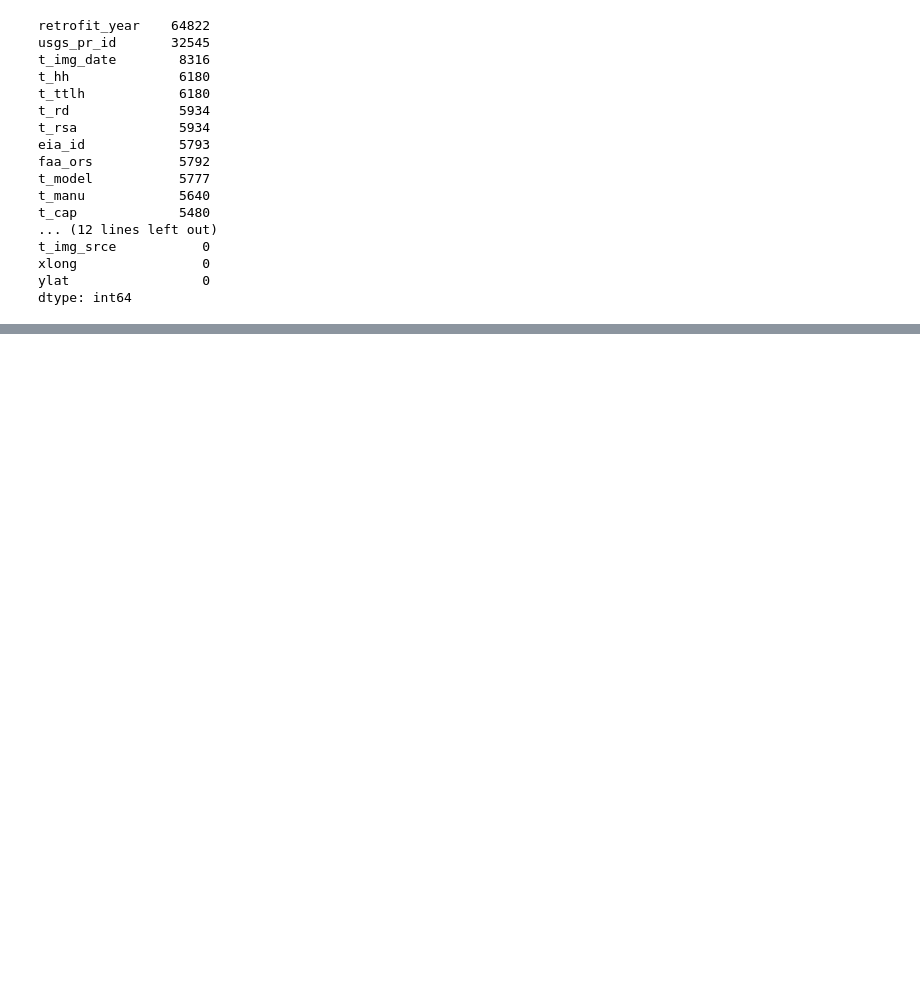
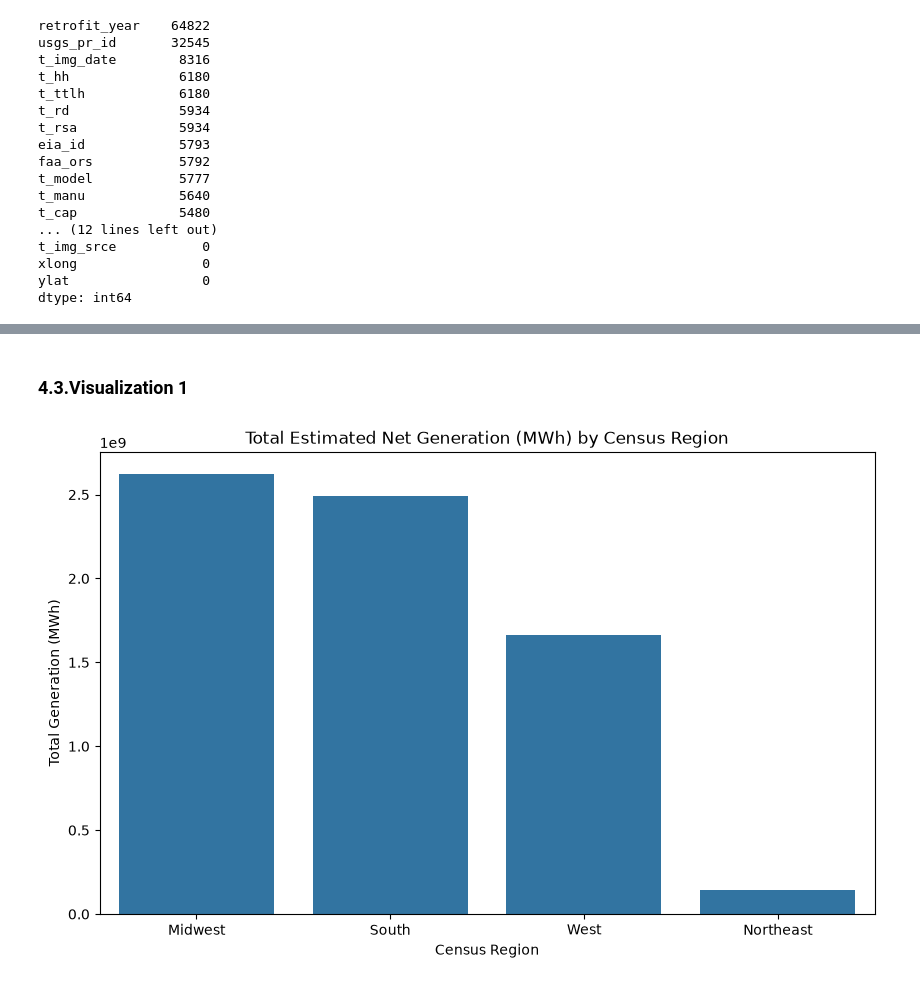
Before and after one commit to kawtharzayer/Project_2, a Jupyter notebook: EDA_Report_Template.ipynb, the cells around one changed output, grey strips where cells are left out. Cells and saved outputs as stored; diff of their text form; code cells hidden in the pictures; blank space fills up the shorter version.

```diff
--- a/EDA_Report_Template.ipynb
+++ b/EDA_Report_Template.ipynb
@@ -280,0 +246,5 @@ regions.plot(kind='bar');
+# %%
+# Unify manufacturer name variants under one standard name each
+manufactor = {'Siemens Gamesa Renewable Energy':'Siemens','Gamesa':'Siemens' ,"Goldwind Americas":"Goldwind" }
+# Apply the mapping to standardize manufacturer names
+wind_clean['t_manu']=wind_clean['t_manu'].replace(manufactor)
@@ -280,0 +350,11 @@ regions.plot(kind='bar');
+# %%
+# Merge wind power data into wind_clean using the standardized state codes
+wind_clean = pd.merge(
+    wind_clean,
+    windiest_states[['state', 'MeanWindPower328ft']],
+    left_on='t_state', right_on='state',
+    how='left'
+)
+
+# Drop the duplicate state column left over from the merge
+wind_clean = wind_clean.drop(columns=['state'])
@@ -280,0 +374,15 @@ regions.plot(kind='bar');
+# %%
+# Estimate a capacity factor per state (scaled 20%-45% based on wind strength)
+# Windier states get a higher capacity factor, calmer states get a lower one
+wind_clean['capacity_factor_est'] = np.interp(
+    wind_clean['MeanWindPower328ft'],
+    (wind_clean['MeanWindPower328ft'].min(), wind_clean['MeanWindPower328ft'].max()),
+    (0.20, 0.45)
+)
+
+# Estimated Net Generation (MWh) = capacity (MW) x hours in a year x capacity factor
+# Real Net Generation data wasn't available — this is an estimate, noted as a
+# limitation in Section 5.3
+wind_clean['net_gen_proxy'] = wind_clean['p_cap'] * 8760 * wind_clean['capacity_factor_est']
+
+wind_clean[['p_name', 't_state', 'p_cap', 'MeanWindPower328ft', 'capacity_factor_est', 'net_gen_proxy']].head()
@@ -280,0 +474,15 @@ regions.plot(kind='bar');
+# %% [markdown]
+### 4.3.Visualization 1
+# %%
+### 4.3 Visualization 1: Net Generation by Census Region
+region_perf = wind_clean.groupby('census_region')['net_gen_proxy'].sum().reset_index()
+region_perf = region_perf.sort_values(by='net_gen_proxy', ascending=False)
+
+plt.figure(figsize=(10, 6))
+sns.barplot(data=region_perf, x='census_region', y='net_gen_proxy')
+plt.title('Total Estimated Net Generation (MWh) by Census Region')
+plt.xlabel('Census Region')
+plt.ylabel('Total Generation (MWh)')
+plt.show()
+# %% [output]
+[figure, added]
```
Also changed, not shown: parts of 60 cells of this notebook, 1 other file.
